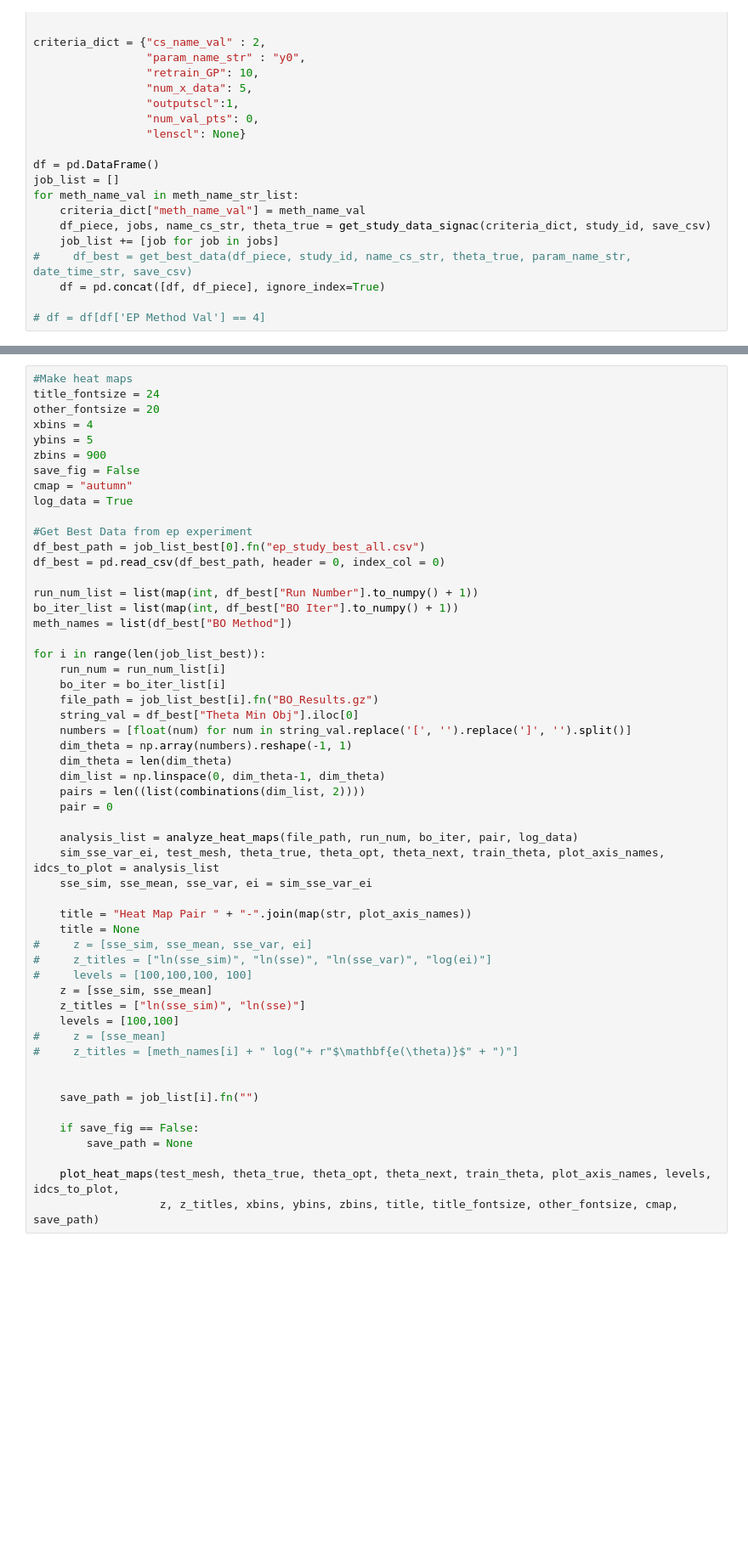
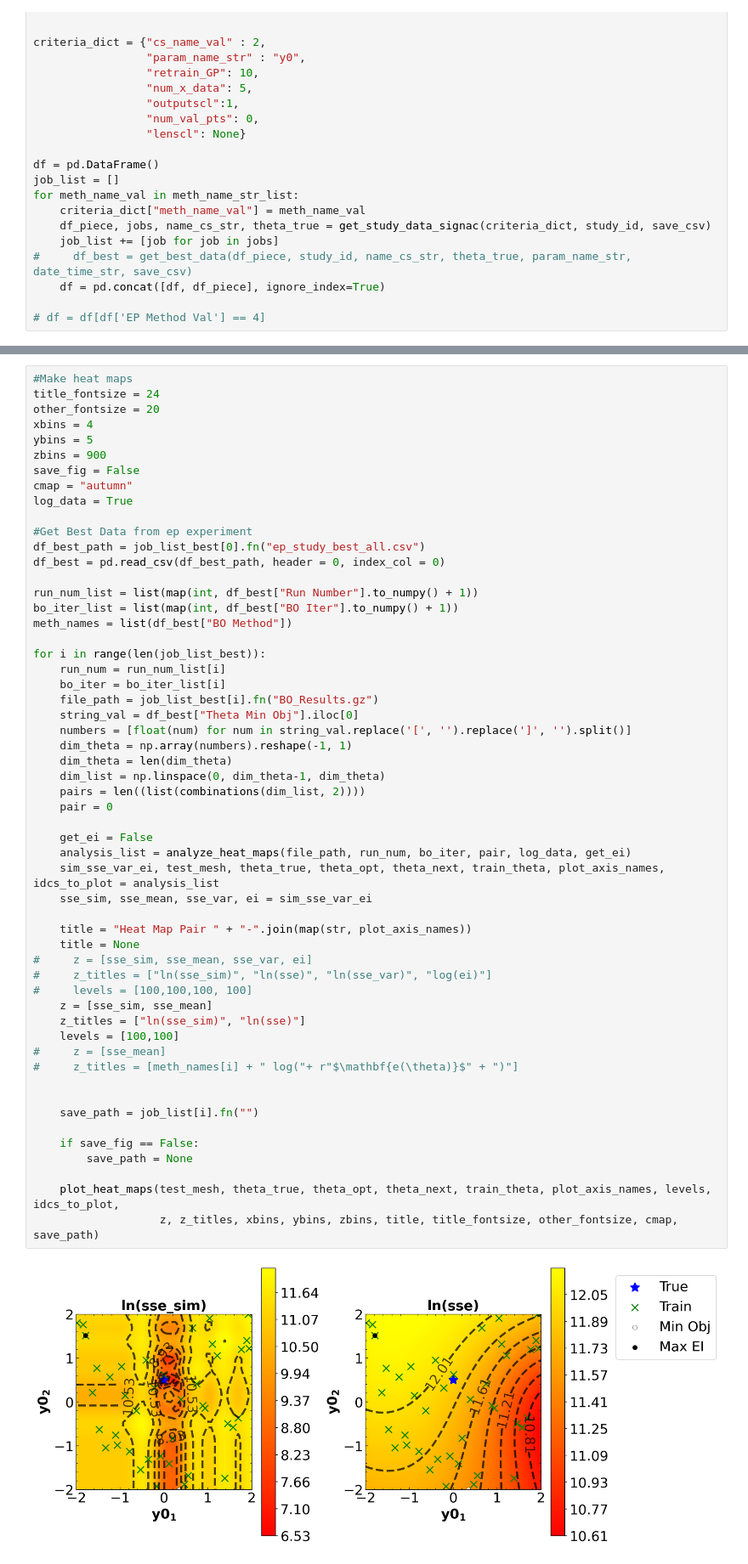
Before and after one commit to dowlinglab/GPBO_Emulators, a Jupyter notebook: experiment_analysis.ipynb, the cells around one changed output, grey strips where cells are left out. Shown at 85% size. Drawn from its saved outputs; the diff is of its cells as text; blank space fills up the shorter version.

Commit message:
Added changes related to making heat maps

```diff
--- a/experiment_analysis.ipynb
+++ b/experiment_analysis.ipynb
@@ -138,31 +355,34 @@ for i in range(len(job_list_best)):
     string_val = df_best["Theta Min Obj"].iloc[0]
     numbers = [float(num) for num in string_val.replace('[', '').replace(']', '').split()]
     dim_theta = np.array(numbers).reshape(-1, 1)
     dim_theta = len(dim_theta)
     dim_list = np.linspace(0, dim_theta-1, dim_theta)
     pairs = len((list(combinations(dim_list, 2))))
     pair = 0
 
-    analysis_list = analyze_heat_maps(file_path, run_num, bo_iter, pair, log_data)
+    get_ei = False
+    analysis_list = analyze_heat_maps(file_path, run_num, bo_iter, pair, log_data, get_ei)
     sim_sse_var_ei, test_mesh, theta_true, theta_opt, theta_next, train_theta, plot_axis_names, idcs_to_plot = analysis_list
     sse_sim, sse_mean, sse_var, ei = sim_sse_var_ei
 
     title = "Heat Map Pair " + "-".join(map(str, plot_axis_names))
     title = None
 #     z = [sse_sim, sse_mean, sse_var, ei]
 #     z_titles = ["ln(sse_sim)", "ln(sse)", "ln(sse_var)", "log(ei)"]
 #     levels = [100,100,100, 100]
     z = [sse_sim, sse_mean]
     z_titles = ["ln(sse_sim)", "ln(sse)"]
     levels = [100,100]
 #     z = [sse_mean]
 #     z_titles = [meth_names[i] + " log("+ r"$\mathbf{e(\theta)}$" + ")"]
 
 
     save_path = job_list[i].fn("")
 
     if save_fig == False:
         save_path = None
 
     plot_heat_maps(test_mesh, theta_true, theta_opt, theta_next, train_theta, plot_axis_names, levels, idcs_to_plot,
                    z, z_titles, xbins, ybins, zbins, title, title_fontsize, other_fontsize, cmap, save_path)
+# %% [output]
+[figure, added]
```
Also changed, not shown: parts of 7 cells of this notebook, 3 other files.
